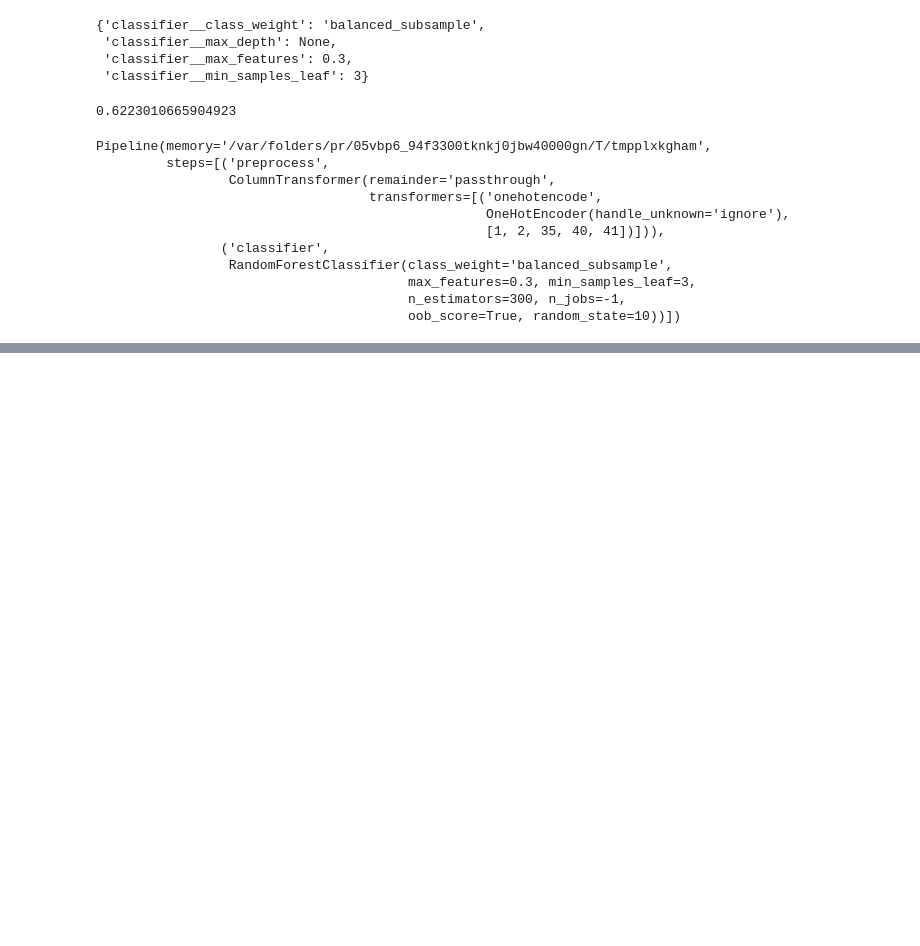
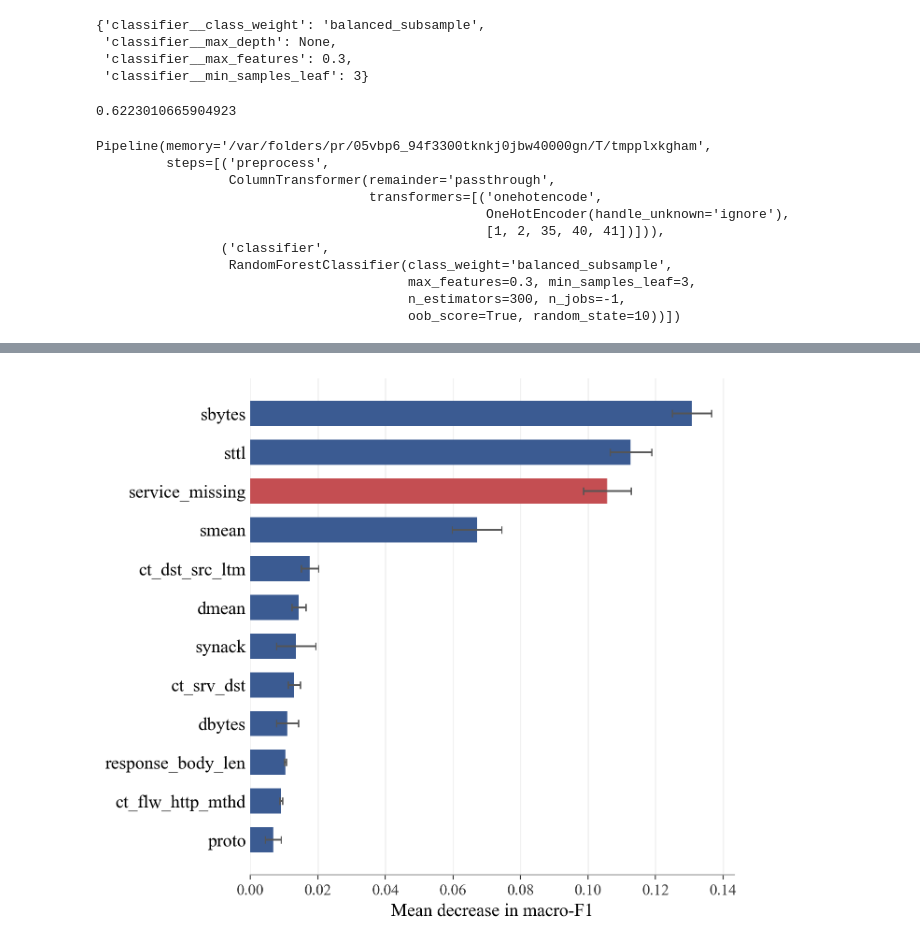
Before and after one commit to darrendube/ML441_assignment4, a Jupyter notebook: notebook.ipynb, the cells around one changed output, grey strips where cells are left out. Saved outputs shown, nothing was run; the diff lists cells and outputs as text; code cells hidden in the pictures; blank space fills up the shorter version.

```diff
--- a/notebook.ipynb
+++ b/notebook.ipynb
@@ -147,0 +217,20 @@ Pipeline(memory='/var/folders/pr/05vbp6_94f3300tknkj0jbw40000gn/T/tmpplxkgham',
+# %%
+# computing permutation importance
+import pandas as pd
+from sklearn.base import clone
+from sklearn.model_selection import train_test_split
+from sklearn.inspection import permutation_importance
+
+X_tr, X_val, y_tr, y_val = train_test_split(
+    X, y, test_size=0.2, stratify=y, random_state=RANDOM_STATE)
+pi_model = clone(best_rf_model).set_params(memory=None)
+pi_model.fit(X_tr, y_tr)
+X_pi, _, y_pi, _ = train_test_split(
+    X_val, y_val, train_size=20000, stratify=y_val, random_state=RANDOM_STATE)
+pi = permutation_importance(pi_model, X_pi, y_pi, scoring='f1_macro',
+                            n_repeats=5, random_state=RANDOM_STATE, n_jobs=1)
+importance = (pd.DataFrame({'feature': X.columns,
+                            'mean': pi.importances_mean,
+                            'std': pi.importances_std})
+              .sort_values('mean', ascending=False))
+print(importance.head(15))
@@ -147,0 +254,42 @@ Pipeline(memory='/var/folders/pr/05vbp6_94f3300tknkj0jbw40000gn/T/tmpplxkgham',
+# %%
+import matplotlib.pyplot as plt
+
+def plot_permutation_importance(importance, filename_stem, top_n=12, width=7,
+                                highlight=None, show_values=False):
+    plt.rcParams.update({
+        'font.family': 'serif',
+        'font.serif': ['Times New Roman', 'Times', 'DejaVu Serif'],
+        'pdf.fonttype': 42,
+        'svg.fonttype': 'none',
+        'figure.dpi': 200,
+    })
+    top = importance.sort_values('mean', ascending=False).head(top_n).iloc[::-1]
+    highlight = set(highlight or [])
+    colors = ['#C44E52' if f in highlight else '#3B5B92' for f in top['feature']]
+    height = 0.42 * len(top) + 1.0
+    fig,ax = plt.subplots(figsize=(width, height))
+    ax.barh(top['feature'], top['mean'], xerr=top['std'], color=colors,
+            height=0.65, zorder=2,
+            error_kw={'elinewidth': 1.4, 'capsize': 3, 'ecolor': '#555555'})
+    if show_values:
+        for i, (m,s) in enumerate(zip(top['mean'], top['std'])):
+            ax.text(m+s+top['mean'].max()*0.02, i, f'{m:.3f}',
+                    va='center', fontsize=12, color='#333333')
+        ax.set_xlim(right=top['mean'].max() * 1.22)
+    for side in ['top', 'right', 'left']:
+        ax.spines[side].set_visible(False)
+    ax.spines['bottom'].set_color('#999999')
+    ax.tick_params(axis='y', length=0, labelsize=14)
+    ax.tick_params(axis='x', labelsize=12, colors='#333333')
+    ax.xaxis.grid(True, color='#E5E5E5', linewidth=1, zorder=0)
+    ax.set_xlabel('Mean decrease in macro-F1', fontsize=14)
+    ax.set_xlim(left=0)
+    plt.tight_layout(pad=0.3)
+    plt.savefig(f'{filename_stem}.svg', bbox_inches='tight')
+    plt.savefig(f'{filename_stem}.png', bbox_inches='tight', dpi=600)
+    plt.show()
+
+plot_permutation_importance(importance, 'rf_permutation_importance',
+                            highlight=['service_missing'])
+# %% [output]
+[figure, added]
```
Also changed, not shown: parts of 8 cells of this notebook, 1 other file.
